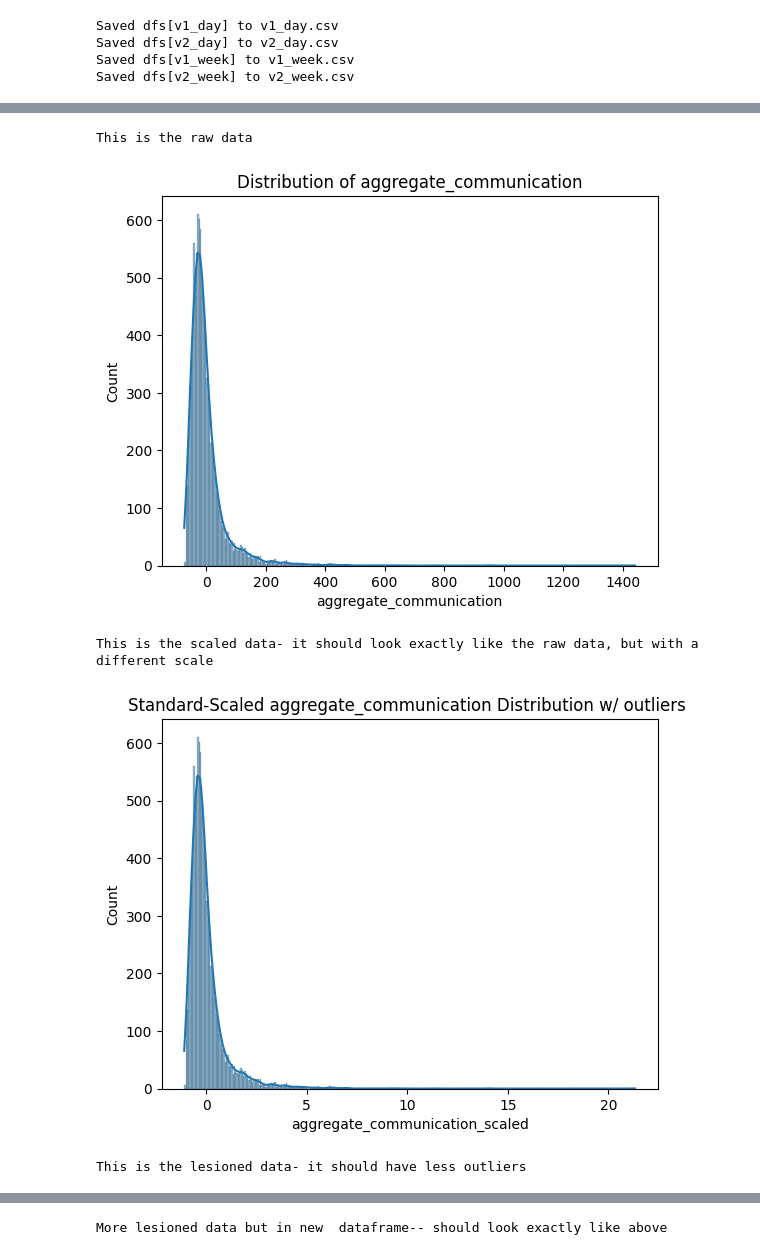
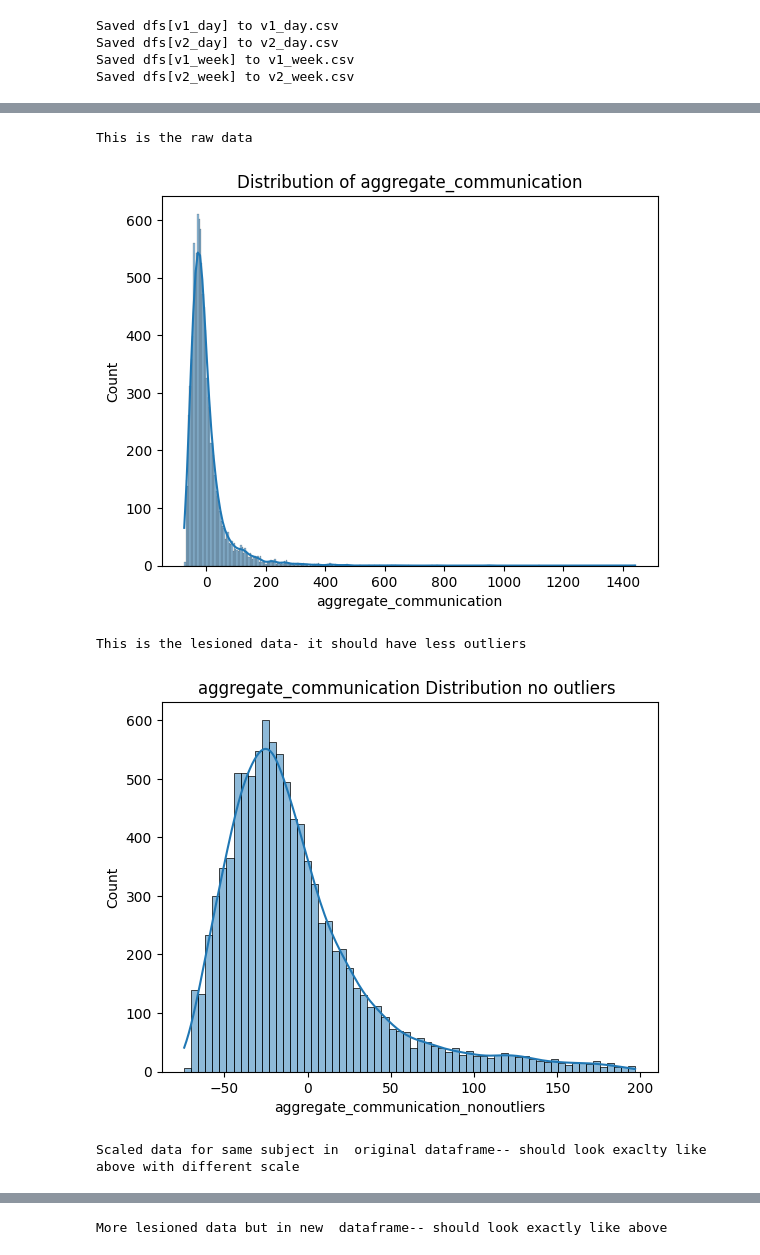
Before and after one commit to kaleyjoss/smartphone_sensor_predictive_modeling, a Jupyter notebook: notebooks/01_preprocessing.ipynb, the cells around one changed output, grey strips where cells are left out. Cells and saved outputs as stored; diff of their text form; code cells hidden in the pictures.

```diff
--- a/notebooks/01_preprocessing.ipynb
+++ b/notebooks/01_preprocessing.ipynb
@@ -180,22 +120,22 @@ mania
 merge_df = pd.DataFrame()
 
 for name, df in raw_dfs.items():
-    # Check if both 'participant_id' and 'dt' exist in the current df
-    if 'participant_id' in df.columns and 'dt' in df.columns and 'week' in df.columns and name!='demo_df_clean':
+    # Check if both 'num_id' and 'dt' exist in the current df
+    if 'num_id' in df.columns and 'dt' in df.columns and 'week' in df.columns and name!='demo_df_clean':
         if merge_df.empty:
             merge_df = df  # Start with the first valid DataFrame
             print(f'Merged in {name}')
         else:
-            merge_df = pd.merge(merge_df, df, on=['participant_id', 'dt','week'], how='outer')
+            merge_df = pd.merge(merge_df, df, on=['num_id', 'dt','week'], how='outer')
             print(f'Merged in {name}')
 
     else:
-        print(f"Skipping {name}, 'participant_id' or 'dt' or 'week' column is missing.")
+        print(f"Skipping {name}, 'num_id' or 'dt' or 'week' column is missing.")
 
 
 # Save merge_df to csv
 merge_df['dt'] = pd.to_datetime(merge_df['dt'], errors='coerce')
-merge_df = merge_df.sort_values(by=['participant_id', 'dt'])
+merge_df = merge_df.sort_values(by=['num_id', 'dt'])
 merge_df.to_csv(os.path.join(brighten_dir, 'raw_merged_df.csv'), index=False)
 print('Saved merge_df to raw_merged_df.csv')
 # %% [output]
@@ -441,9 +371,11 @@ for name in df_names:
 # %%
 ### Plot scaling and removal of outliers
-pre.plot_normalization(dfs_residuals['v1_day'], daily_cols_v1 + phq2_cols, num_to_plot=1, subject_to_plot=None)
+v1_day_res = pd.read_csv(os.path.join(brighten_dir, f'v1_day_res.csv'))
+
+pre.plot_normalization(v1_day_res, daily_cols_v1 + phq2_cols, num_to_plot=1, subject_to_plot=None)
 # %% [output]
 This is the raw data
 [figure]
-This is the scaled data- it should look exactly like the raw data, but with a different scale
+This is the lesioned data- it should have less outliers
-[figure, old version]
+[figure, new version]
-This is the lesioned data- it should have less outliers
+Scaled data for same subject in  original dataframe-- should look exaclty like above with different scale
```
Also changed, not shown: parts of 16 cells of this notebook, 14 other files.
